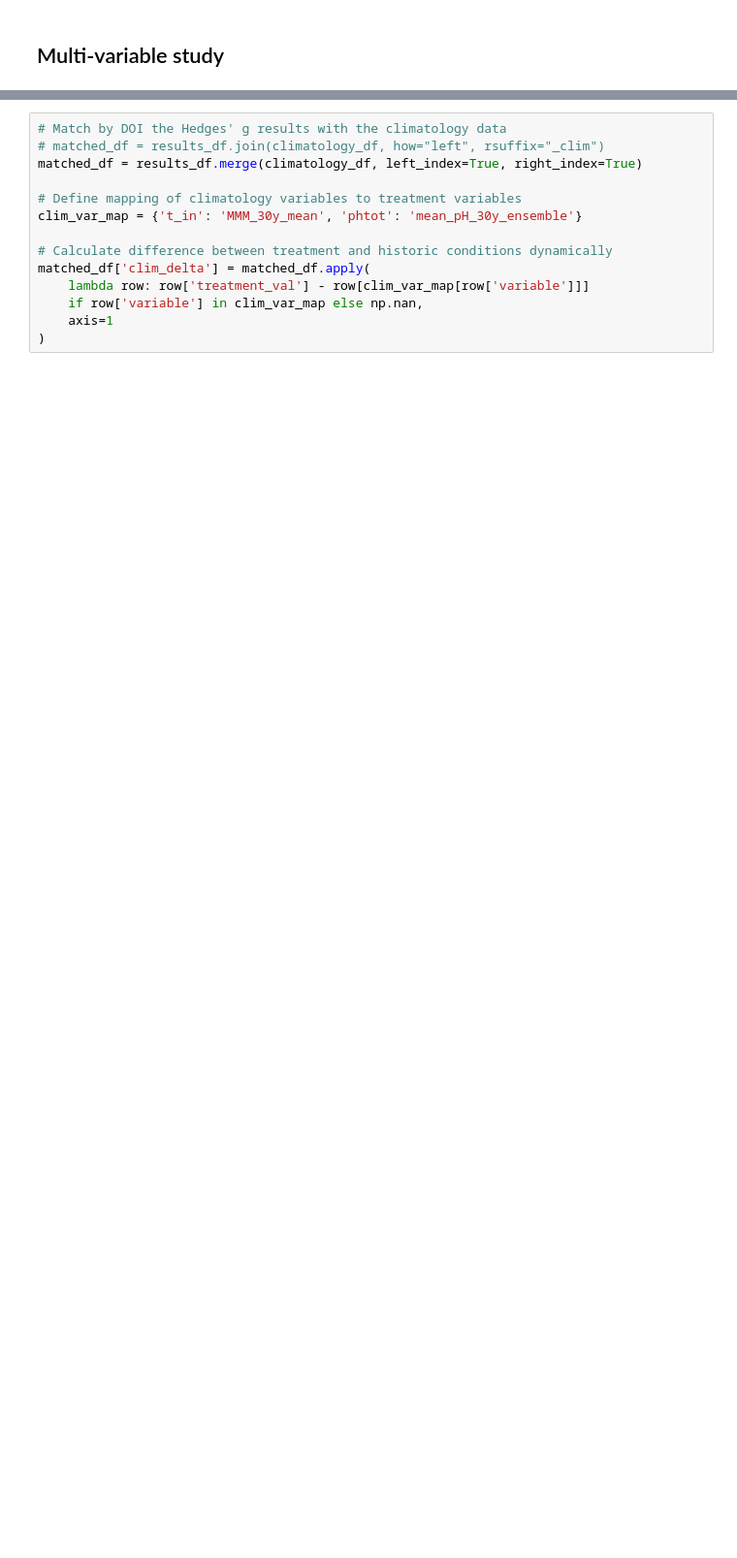
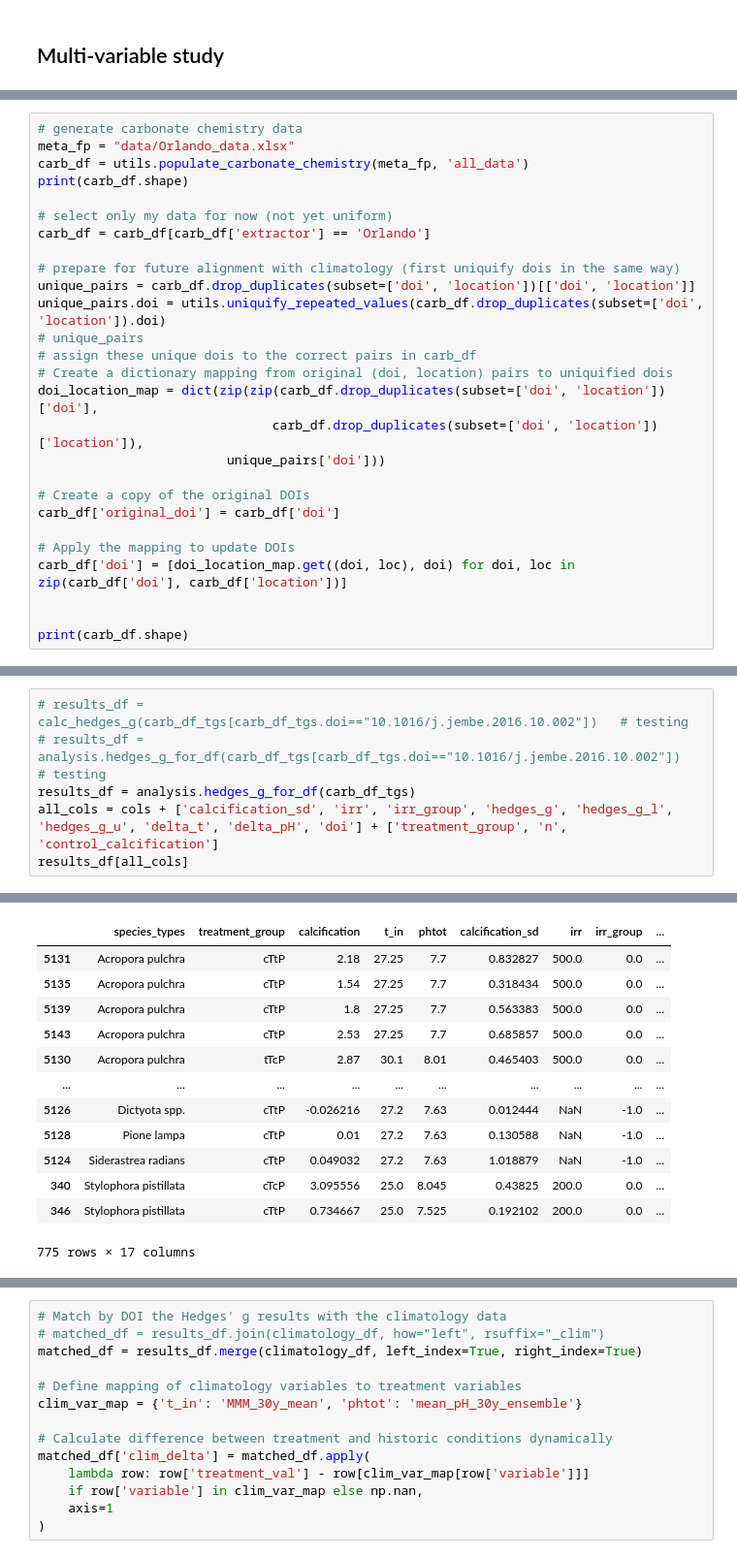
Before and after one commit to orlando-code/calc-rates, a Jupyter notebook: analysis.ipynb, the cells around one changed output, grey strips where cells are left out. Shown at 97% size. Drawn from its saved outputs; the diff is of its cells as text; blank space fills up the shorter version.

```diff
--- a/analysis.ipynb
+++ b/analysis.ipynb
@@ -397,0 +45,27 @@ results_df.merge(climatology_df, left_index=True, right_index=True)
+# %%
+# generate carbonate chemistry data
+meta_fp = "data/Orlando_data.xlsx"
+carb_df = utils.populate_carbonate_chemistry(meta_fp, 'all_data')
+print(carb_df.shape)
+
+# select only my data for now (not yet uniform)
+carb_df = carb_df[carb_df['extractor'] == 'Orlando']
+
+# prepare for future alignment with climatology (first uniquify dois in the same way)
+unique_pairs = carb_df.drop_duplicates(subset=['doi', 'location'])[['doi', 'location']]
+unique_pairs.doi = utils.uniquify_repeated_values(carb_df.drop_duplicates(subset=['doi', 'location']).doi)
+# unique_pairs
+# assign these unique dois to the correct pairs in carb_df
+# Create a dictionary mapping from original (doi, location) pairs to uniquified dois
+doi_location_map = dict(zip(zip(carb_df.drop_duplicates(subset=['doi', 'location'])['doi'],
+                               carb_df.drop_duplicates(subset=['doi', 'location'])['location']),
+                         unique_pairs['doi']))
+
+# Create a copy of the original DOIs
+carb_df['original_doi'] = carb_df['doi']
+
+# Apply the mapping to update DOIs
+carb_df['doi'] = [doi_location_map.get((doi, loc), doi) for doi, loc in zip(carb_df['doi'], carb_df['location'])]
+
+
+print(carb_df.shape)
@@ -397,0 +298,7 @@ results_df.merge(climatology_df, left_index=True, right_index=True)
+# %%
+# results_df = calc_hedges_g(carb_df_tgs[carb_df_tgs.doi=="10.1016/j.jembe.2016.10.002"])   # testing
+# results_df = analysis.hedges_g_for_df(carb_df_tgs[carb_df_tgs.doi=="10.1016/j.jembe.2016.10.002"])   # testing
+results_df = analysis.hedges_g_for_df(carb_df_tgs)
+all_cols = cols + ['calcification_sd', 'irr', 'irr_group', 'hedges_g', 'hedges_g_l', 'hedges_g_u', 'delta_t', 'delta_pH', 'doi'] + ['treatment_group', 'n', 'control_calcification']
+results_df[all_cols]
+# %% [output]
@@ -397,0 +344,13 @@ results_df.merge(climatology_df, left_index=True, right_index=True)
+|  | species_types | treatment_group | calcification | t_in | phtot | calcification_sd | irr | irr_group | ... |
+| 5131 | Acropora pulchra | cTtP | 2.18 | 27.25 | 7.7 | 0.832827 | 500.0 | 0.0 | ... |
+| 5135 | Acropora pulchra | cTtP | 1.54 | 27.25 | 7.7 | 0.318434 | 500.0 | 0.0 | ... |
+| 5139 | Acropora pulchra | cTtP | 1.8 | 27.25 | 7.7 | 0.563383 | 500.0 | 0.0 | ... |
+| 5143 | Acropora pulchra | cTtP | 2.53 | 27.25 | 7.7 | 0.685857 | 500.0 | 0.0 | ... |
+| 5130 | Acropora pulchra | tTcP | 2.87 | 30.1 | 8.01 | 0.465403 | 500.0 | 0.0 | ... |
+| ... | ... | ... | ... | ... | ... | ... | ... | ... | ... |
+| 5126 | Dictyota spp. | cTtP | -0.026216 | 27.2 | 7.63 | 0.012444 | NaN | -1.0 | ... |
+| 5128 | Pione lampa | cTtP | 0.01 | 27.2 | 7.63 | 0.130588 | NaN | -1.0 | ... |
+| 5124 | Siderastrea radians | cTtP | 0.049032 | 27.2 | 7.63 | 1.018879 | NaN | -1.0 | ... |
+| 340 | Stylophora pistillata | cTcP | 3.095556 | 25.0 | 8.045 | 0.43825 | 200.0 | 0.0 | ... |
+| 346 | Stylophora pistillata | cTtP | 0.734667 | 25.0 | 7.525 | 0.192102 | 200.0 | 0.0 | ... |
+775 rows × 17 columns
```
Also changed, not shown: parts of 32 cells of this notebook, 1 other file.
